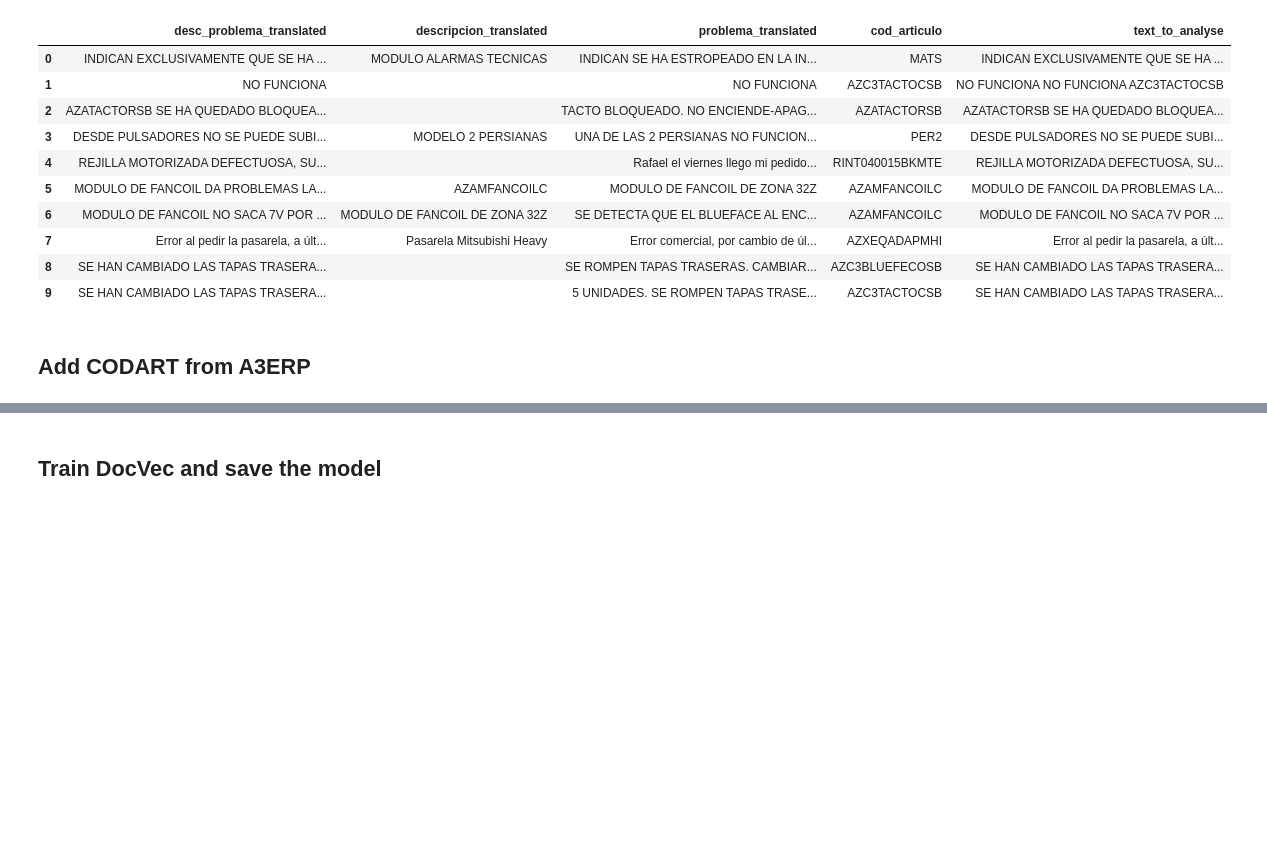
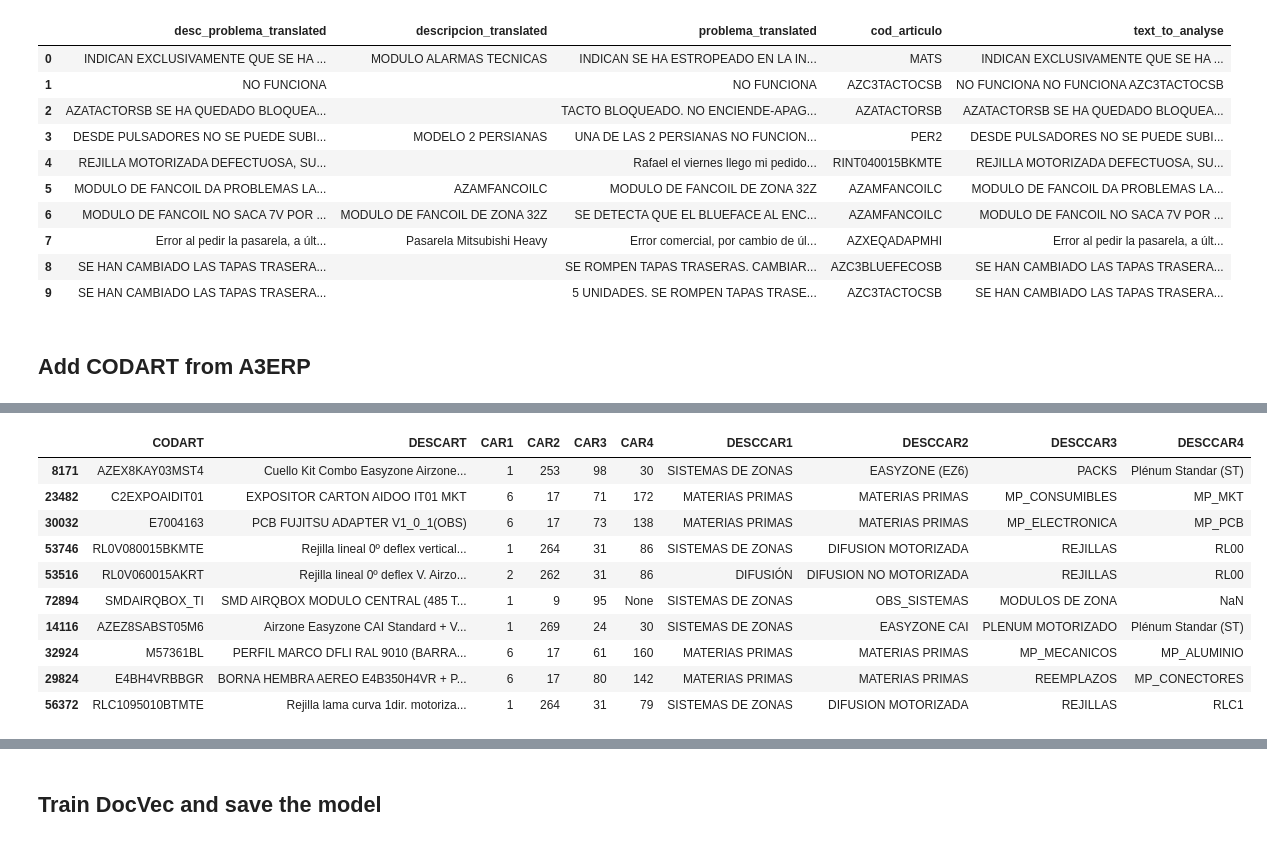
Before and after one commit to voliveira-airzonecontrol/myzone, a Jupyter notebook: EDA/MyZone-DefectClassification-Doc2Vec-v2.ipynb, the cells around one changed output, grey strips where cells are left out. Cells and saved outputs as stored; diff of their text form; code cells hidden in the pictures; blank space fills up the shorter version.

Commit message:
Finished DocVec-v2 cleaning and preprocessing with fuzzy matching, next step is training new model

```diff
--- a/EDA/MyZone-DefectClassification-Doc2Vec-v2.ipynb
+++ b/EDA/MyZone-DefectClassification-Doc2Vec-v2.ipynb
@@ -246,3 +236,37 @@ dtype: int64
+# %%
+def get_unique_caracteristicas(numcar):
+    return caracteristicas[(caracteristicas['NUMCAR'] == numcar) & (caracteristicas['TIPCAR'] == 'A')][['CODCAR', 'DESCCAR']]
+
+
+
+# Merging the characteristics with the articles
+articulos = articulos\
+    .merge(get_unique_caracteristicas(1), left_on='CAR1', right_on='CODCAR', how='left', suffixes=(None, '1'))
+articulos = articulos\
+    .merge(get_unique_caracteristicas(2), left_on='CAR2', right_on='CODCAR', how='left', suffixes=(None, '2'))
+articulos = articulos\
+    .merge(get_unique_caracteristicas(3), left_on='CAR3', right_on='CODCAR', how='left', suffixes=(None, '3'))
+articulos = articulos\
+    .merge(get_unique_caracteristicas(4), left_on='CAR4', right_on='CODCAR', how='left', suffixes=(None, '4'))
+
+# Clean usuless columns
+articulos = articulos.drop(['CODCAR', 'CODCAR2', 'CODCAR3', 'CODCAR4'], axis=1)
+# Rename to match patterns
+articulos = articulos.rename(columns={'DESCCAR': 'DESCCAR1'})
+# %%
+articulos.sample(10)
+# %% [output]
+|  | CODART | DESCART | CAR1 | CAR2 | CAR3 | CAR4 | DESCCAR1 | DESCCAR2 | DESCCAR3 | DESCCAR4 |
+| 8171 | AZEX8KAY03MST4 | Cuello Kit Combo Easyzone Airzone... | 1 | 253 | 98 | 30 | SISTEMAS DE ZONAS | EASYZONE (EZ6) | PACKS | Plénum Standar (ST) |
+| 23482 | C2EXPOAIDIT01 | EXPOSITOR CARTON AIDOO IT01 MKT | 6 | 17 | 71 | 172 | MATERIAS PRIMAS | MATERIAS PRIMAS | MP_CONSUMIBLES | MP_MKT |
+| 30032 | E7004163 | PCB FUJITSU ADAPTER V1_0_1(OBS) | 6 | 17 | 73 | 138 | MATERIAS PRIMAS | MATERIAS PRIMAS | MP_ELECTRONICA | MP_PCB |
+| 53746 | RL0V080015BKMTE | Rejilla lineal 0º deflex vertical... | 1 | 264 | 31 | 86 | SISTEMAS DE ZONAS | DIFUSION MOTORIZADA | REJILLAS | RL00 |
+| 53516 | RL0V060015AKRT | Rejilla lineal 0º deflex V. Airzo... | 2 | 262 | 31 | 86 | DIFUSIÓN | DIFUSION NO MOTORIZADA | REJILLAS | RL00 |
+| 72894 | SMDAIRQBOX_TI | SMD AIRQBOX MODULO CENTRAL (485 T... | 1 | 9 | 95 | None | SISTEMAS DE ZONAS | OBS_SISTEMAS | MODULOS DE ZONA | NaN |
+| 14116 | AZEZ8SABST05M6 | Airzone Easyzone CAI Standard + V... | 1 | 269 | 24 | 30 | SISTEMAS DE ZONAS | EASYZONE CAI | PLENUM MOTORIZADO | Plénum Standar (ST) |
+| 32924 | M57361BL | PERFIL MARCO DFLI RAL 9010 (BARRA... | 6 | 17 | 61 | 160 | MATERIAS PRIMAS | MATERIAS PRIMAS | MP_MECANICOS | MP_ALUMINIO |
+| 29824 | E4BH4VRBBGR | BORNA HEMBRA AEREO E4B350H4VR + P... | 6 | 17 | 80 | 142 | MATERIAS PRIMAS | MATERIAS PRIMAS | REEMPLAZOS | MP_CONECTORES |
+| 56372 | RLC1095010BTMTE | Rejilla lama curva 1dir. motoriza... | 1 | 264 | 31 | 79 | SISTEMAS DE ZONAS | DIFUSION MOTORIZADA | REJILLAS | RLC1 |
 # %%
 from thefuzz import fuzz, process
 
```
Also changed, not shown: parts of 29 cells of this notebook, 2 other files.
